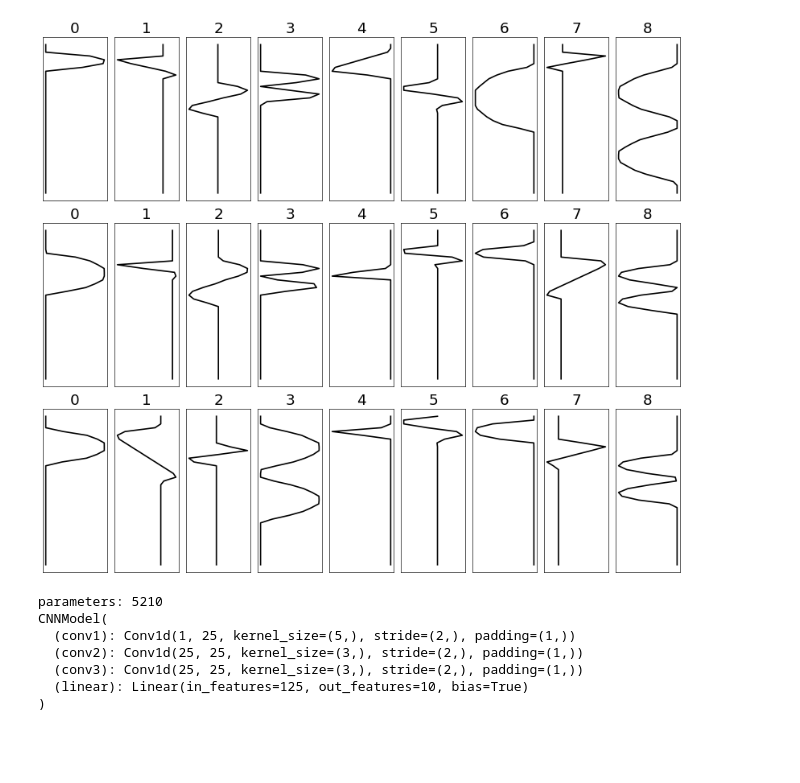
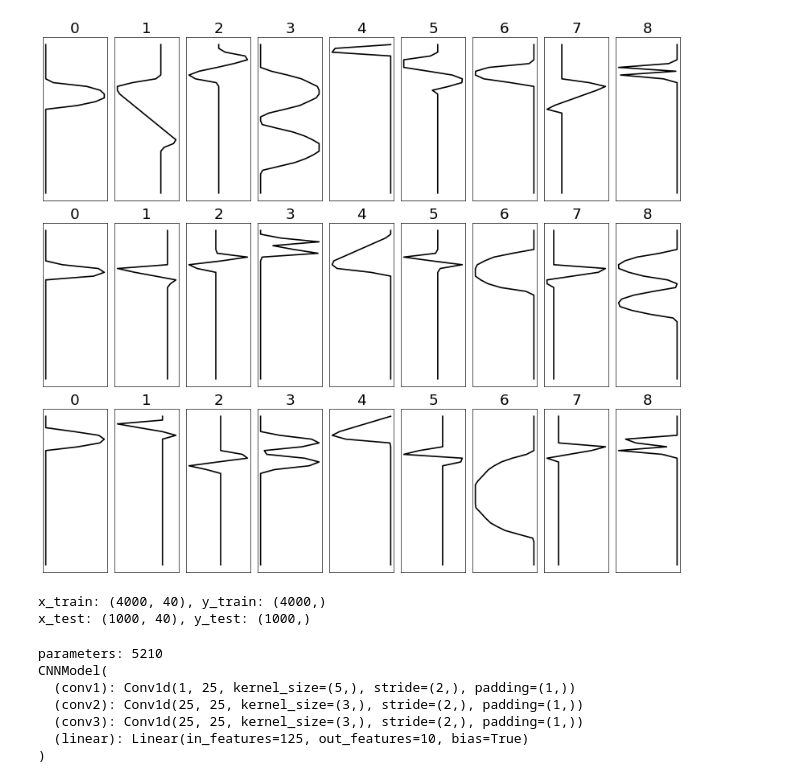
Before and after one commit to sgol13/tudelft-formal-methods-reluplex-extension, a Jupyter notebook: model.ipynb, the cells around one changed output. Cells and saved outputs as stored; diff of their text form; code cells hidden in the pictures; blank space fills up the shorter version.

Commit message:
model training

```diff
--- a/model.ipynb
+++ b/model.ipynb
@@ -35,38 +38,45 @@ def visualize_mnist_1d(xs, ys, t, num=3):
             ax = fig.add_subplot(rows, cols, r * cols + c + 1)
 
             ax.plot(x, t, 'k-', linewidth=2)
             ax.set_title(str(ys[ix]), fontsize=22)
 
             ax.invert_yaxis()
             ax.set_xticks([]), ax.set_yticks([])
 
     fig.subplots_adjust(wspace=0, hspace=0)
     fig.tight_layout()
     plt.show()
 
 
 dataset_args = ObjectView({
-    'num_samples': 50,
+    'num_samples': 5000,
     'train_split': 0.8,
     'template_len': 12,
     'padding': [0, 100],
     'scale_coeff': 0,
     'max_translation': 30,
     'corr_noise_scale': 0,
     'iid_noise_scale': 0,
     'shear_scale': 0,
     'shuffle_seq': False,
     'final_seq_length': 40,
     'seed': 42,
 })
 
 data = make_dataset(dataset_args)
 
-x, y, t = data['x'], data['y'], data['t']
-
-visualize_mnist_1d(x, y, t)
+visualize_mnist_1d(data['x'], data['y'], data['t'])
 # %% [output]
-[figure, old version]
+[figure, new version]
+# %%
+x_train, y_train = data['x'], data['y']
+x_test, y_test = data['x_test'], data['y_test']
+
+print(f"x_train: {x_train.shape}, y_train: {y_train.shape}")
+print(f"x_test: {x_test.shape}, y_test: {y_test.shape}")
+# %% [output]
+x_train: (4000, 40), y_train: (4000,)
+x_test: (1000, 40), y_test: (1000,)
 # %%
 class CNNModel(nn.Module):
     def __init__(self):
```
Also changed, not shown: parts of 3 cells of this notebook.
